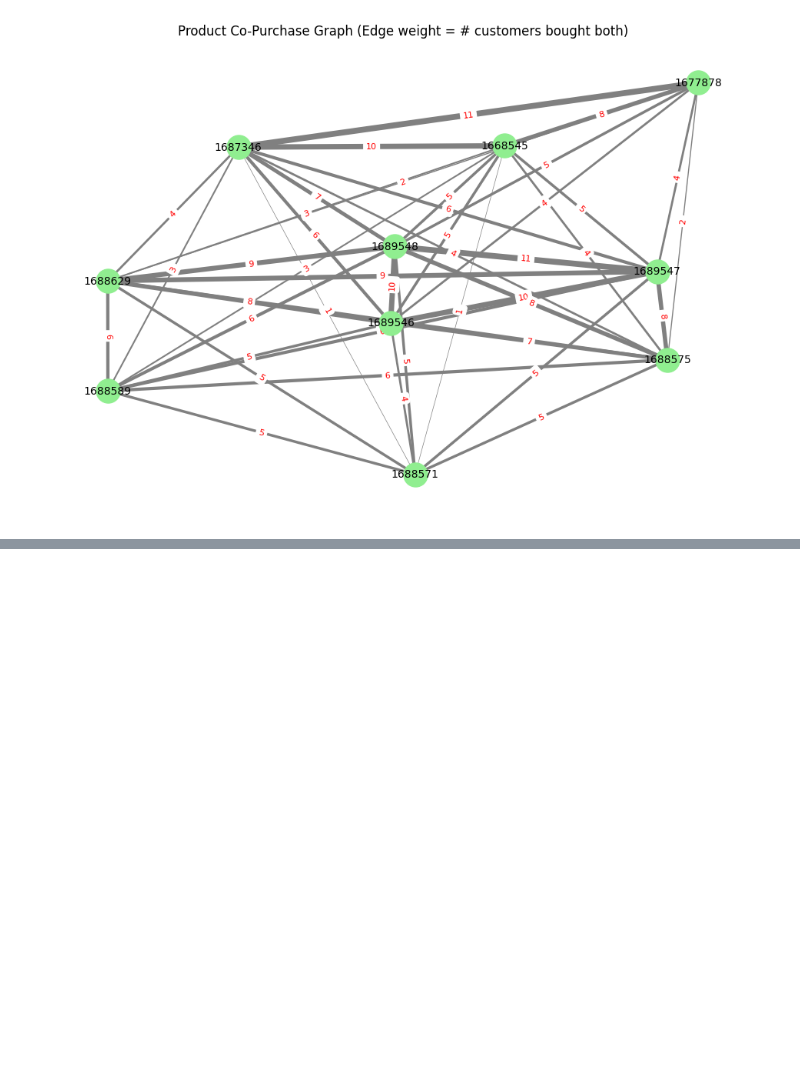
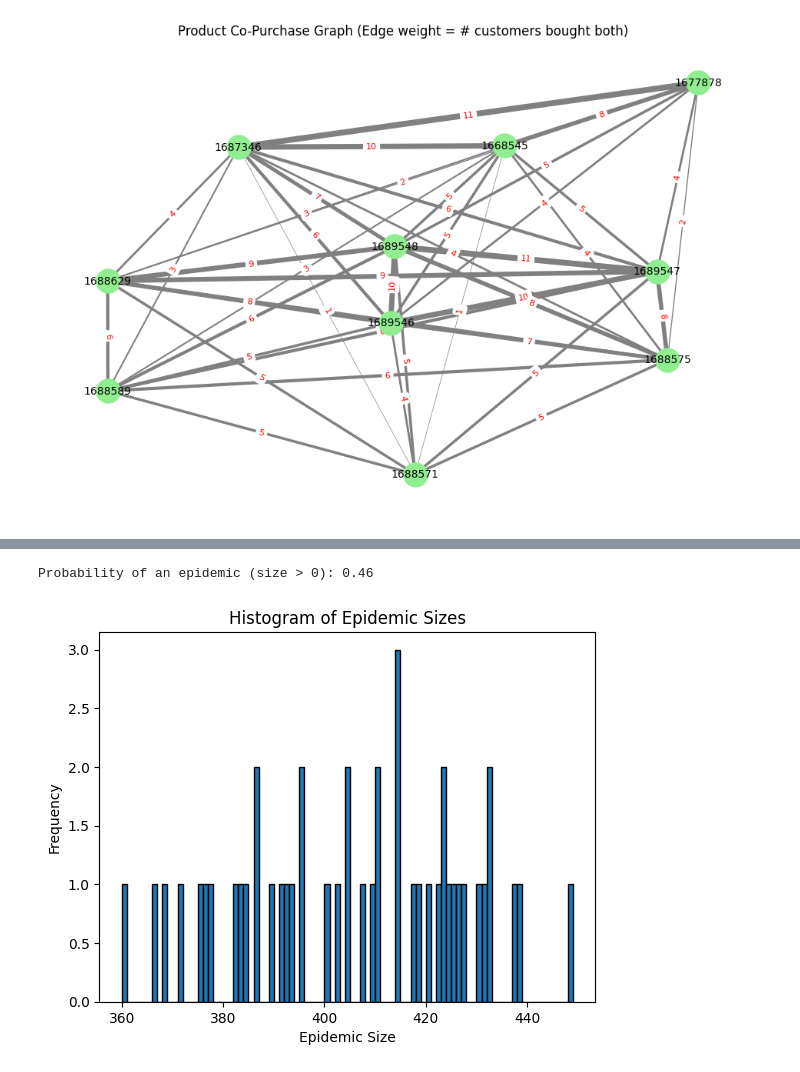
Before and after one commit to xxEthene/ST5225, a Jupyter notebook: lecture2.ipynb, the cells around one changed output, grey strips where cells are left out. Saved outputs shown, nothing was run; the diff lists cells and outputs as text; code cells hidden in the pictures; blank space fills up the shorter version.

```diff
--- a/lecture2.ipynb
+++ b/lecture2.ipynb
@@ -704,0 +782,31 @@ plt.show()
+# %%
+epidemic_sizes = []  # List to store the final size of the epidemic
+p = 0.01
+epidemic_threshold = 20
+
+for _ in range(100):
+  # Run the simulation code here
+  T = simulate_epidemic(subgraph, p)
+  # Assuming the final size of the epidemic is stored in variable 'T'
+  epidemic_sizes.append(len(T))
+
+epidemic_count = sum(1 for size in epidemic_sizes if size > epidemic_threshold)
+probability = epidemic_count / len(epidemic_sizes)
+print("Probability of an epidemic (size > 0):", probability)
+
+# Filter out the epidemic sizes that are not equal to 1
+filtered_sizes = [size for size in epidemic_sizes if size > epidemic_threshold]
+
+# Plot the histogram
+plt.hist(filtered_sizes, bins=range(min(filtered_sizes), max(filtered_sizes) + 2), edgecolor='black')
+
+# Set the labels and title
+plt.xlabel('Epidemic Size')
+plt.ylabel('Frequency')
+plt.title('Histogram of Epidemic Sizes')
+
+# Display the histogram
+plt.show()
+# %% [output]
+Probability of an epidemic (size > 0): 0.46
+[figure, added]
```
Also changed, not shown: parts of 18 cells of this notebook.
